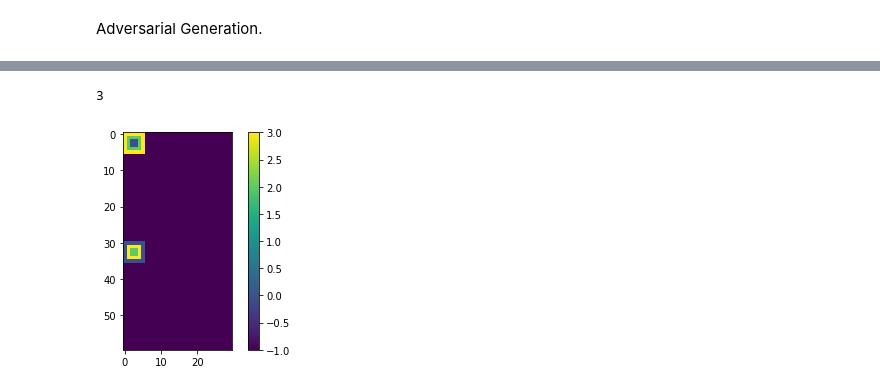
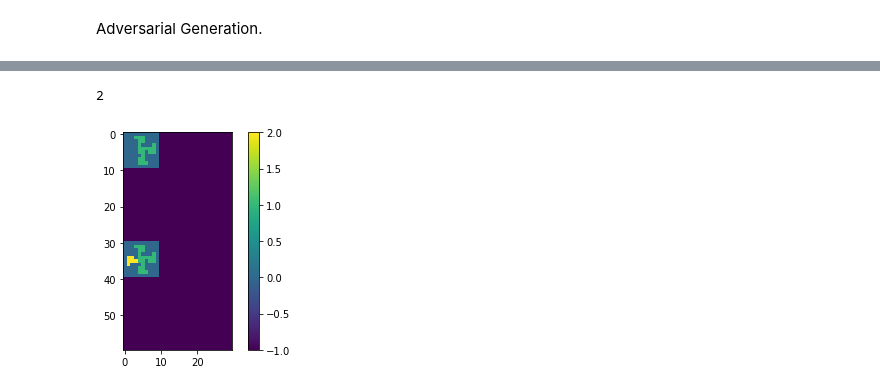
Before and after one commit to HarveyBrezinaConniffe/ARC, a Jupyter notebook: AI.ipynb, the cells around one changed output, grey strips where cells are left out. Drawn from its saved outputs; the diff is of its cells as text; code cells hidden in the pictures.

```diff
--- a/AI.ipynb
+++ b/AI.ipynb
@@ -238,12 +253,12 @@ WARNING:tensorflow:A checkpoint was restored (e.g. tf.train.Checkpoint.restore o
 # %%
-n = 3
+n = 5
 print(len(Xt[n]))
 plt.imshow(Xt[n][0].reshape(60, 30))
 plt.colorbar()
 plt.show()
 # %% [output]
-3
+2
-[figure, old version]
+[figure, new version]
 # %%
 plt.imshow(Xt[n][0].reshape(60, 30))
 plt.colorbar()
```
Also changed, not shown: parts of 7 cells of this notebook.
